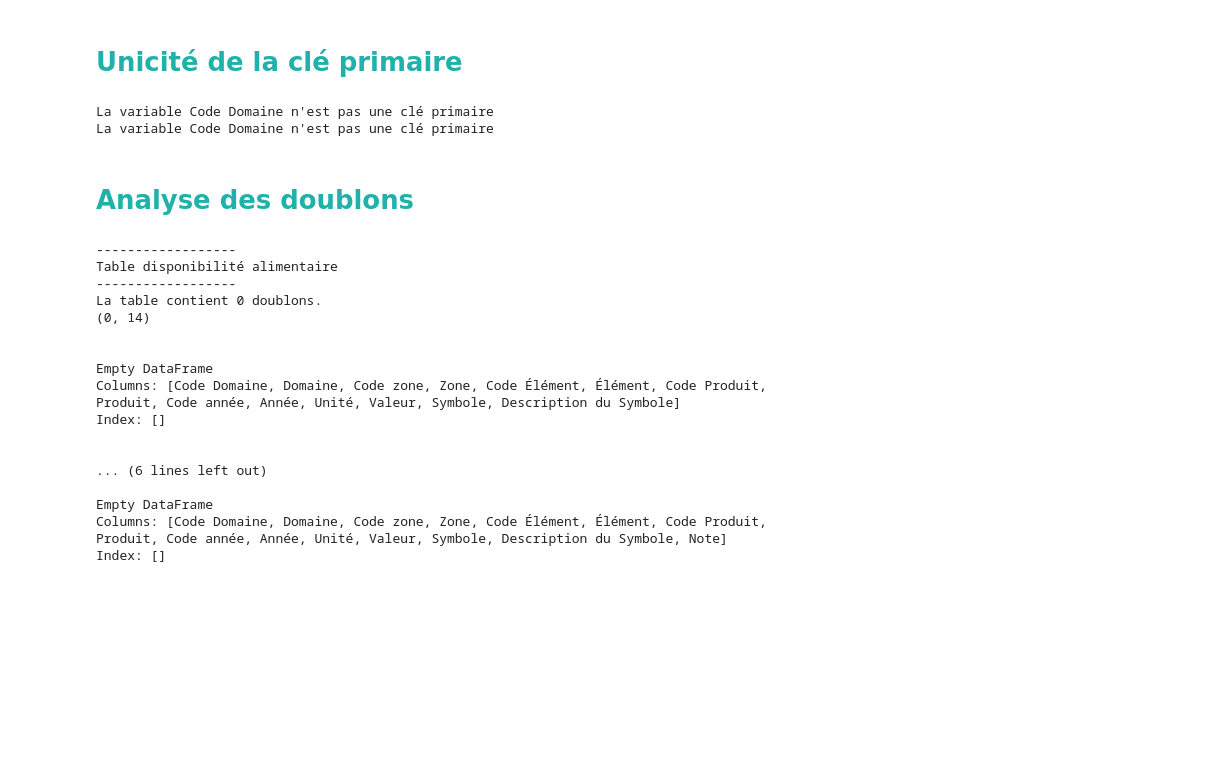
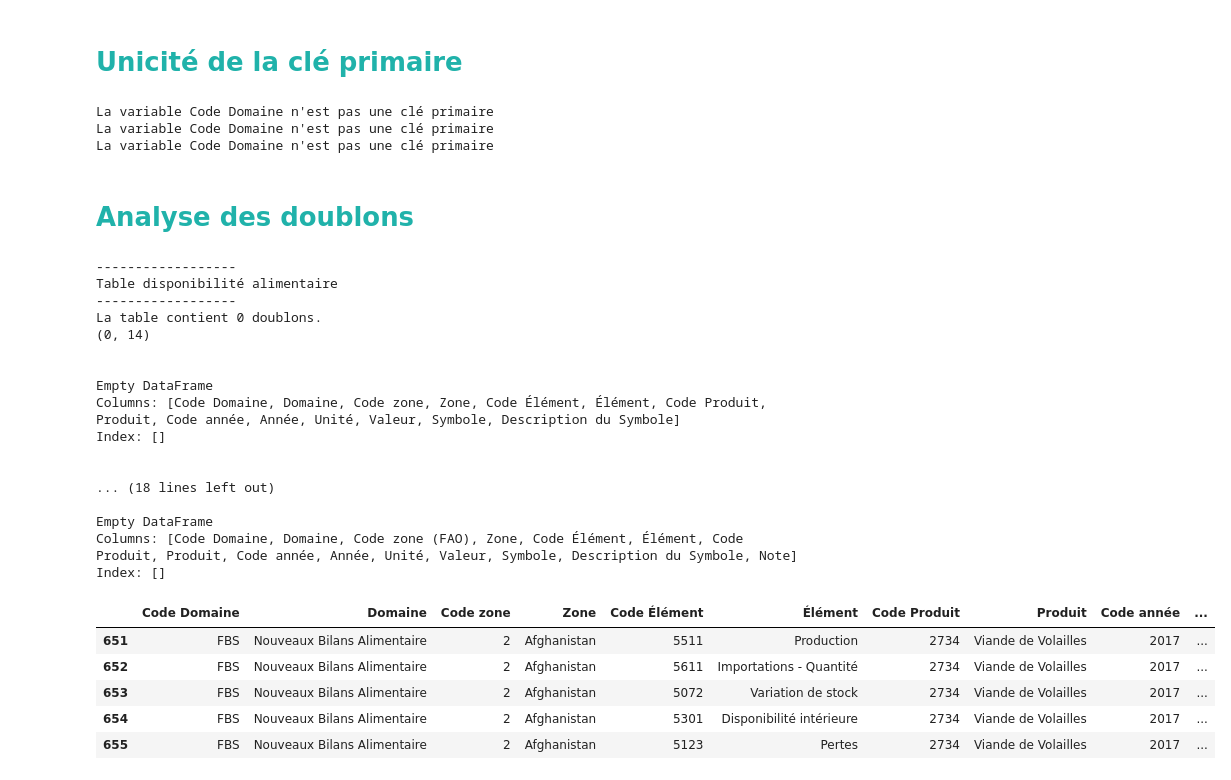
Before and after one commit to Randasabag/Etude-de-march-de-la-poule-qui-chante-avec-Python, a Jupyter notebook: projet9.ipynb, the cells around one changed output. Saved outputs shown, nothing was run; the diff lists cells and outputs as text; code cells hidden in the pictures; blank space fills up the shorter version.

```diff
--- a/projet9.ipynb
+++ b/projet9.ipynb
@@ -166,9 +184,11 @@ def cle_primaire(df,col):
 # %%
 cle_primaire(df_dispo,'Code Domaine')
 cle_primaire(df_pop,'Code Domaine')
+cle_primaire(df_pibind,'Code Domaine')
 # %% [output]
 La variable Code Domaine n'est pas une clé primaire
 La variable Code Domaine n'est pas une clé primaire
+La variable Code Domaine n'est pas une clé primaire
 # %% [markdown]
 # <a name="C7"><font color='LightSeaGreen'>Analyse des doublons</font></a>
 # %%
@@ -188,6 +208,9 @@ detect_doublons(df_dispo)
 print('------------------')
 print('Table population')
 detect_doublons(df_pop)
+print('------------------')
+print('Table pib indice')
+detect_doublons(df_pibind)
 # %% [output]
 ------------------
 Table disponibilité alimentaire
@@ -201,8 +224,19 @@ Columns: [Code Domaine, Domaine, Code zone, Zone, Code Élément, Élément, Cod
 Index: []
 
 
-... (6 lines left out)
+... (18 lines left out)
 
 Empty DataFrame
-Columns: [Code Domaine, Domaine, Code zone, Zone, Code Élément, Élément, Code Produit, Produit, Code année, Année, Unité, Valeur, Symbole, Description du Symbole, Note]
+Columns: [Code Domaine, Domaine, Code zone (FAO), Zone, Code Élément, Élément, Code Produit, Produit, Code année, Année, Unité, Valeur, Symbole, Description du Symbole, Note]
 Index: []
+# %%
+#Garder la viande de volailles
+df_dispovol=df_dispo[df_dispo['Produit']=='Viande de Volailles']
+df_dispovol.head()
+# %% [output]
+|  | Code Domaine | Domaine | Code zone | Zone | Code Élément | Élément | Code Produit | Produit | Code année | ... |
+| 651 | FBS | Nouveaux Bilans Alimentaire | 2 | Afghanistan | 5511 | Production | 2734 | Viande de Volailles | 2017 | ... |
+| 652 | FBS | Nouveaux Bilans Alimentaire | 2 | Afghanistan | 5611 | Importations - Quantité | 2734 | Viande de Volailles | 2017 | ... |
+| 653 | FBS | Nouveaux Bilans Alimentaire | 2 | Afghanistan | 5072 | Variation de stock | 2734 | Viande de Volailles | 2017 | ... |
+| 654 | FBS | Nouveaux Bilans Alimentaire | 2 | Afghanistan | 5301 | Disponibilité intérieure | 2734 | Viande de Volailles | 2017 | ... |
+| 655 | FBS | Nouveaux Bilans Alimentaire | 2 | Afghanistan | 5123 | Pertes | 2734 | Viande de Volailles | 2017 | ... |
```
Also changed, not shown: parts of 16 cells of this notebook.
